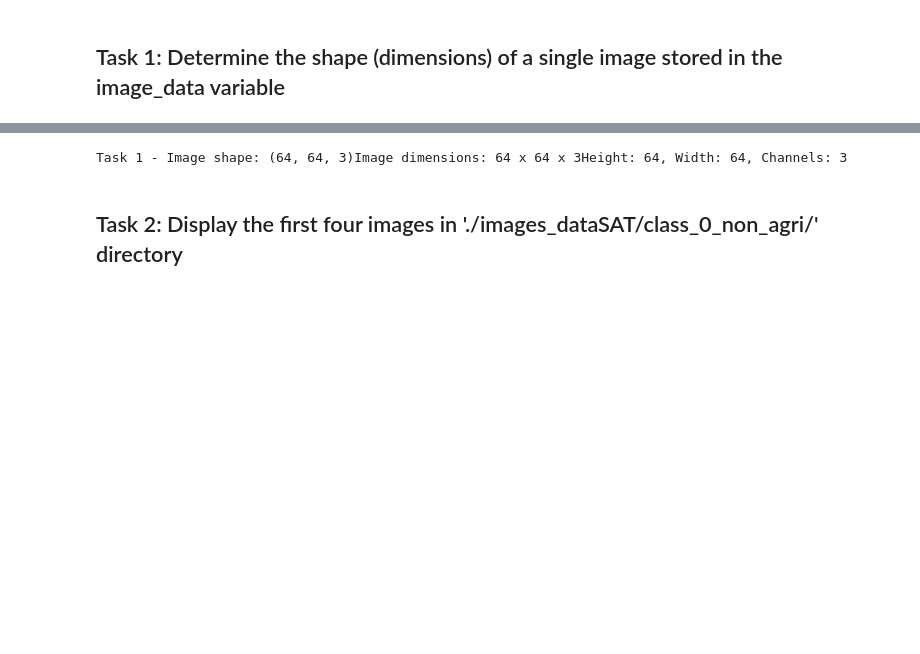
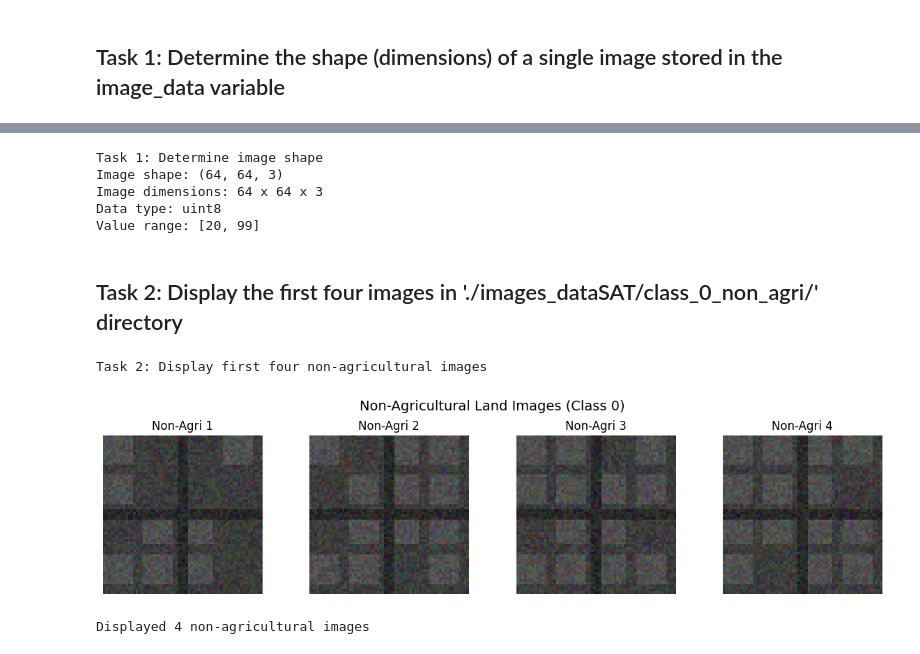
Before and after one commit to awaispasha7/Capstone_project, a Jupyter notebook: notebooks/Question 1.ipynb, the cells around one changed output, grey strips where cells are left out. Cells and saved outputs as stored; diff of their text form; code cells hidden in the pictures; blank space fills up the shorter version.

```diff
--- a/notebooks/Question 1.ipynb
+++ b/notebooks/Question 1.ipynb
@@ -30,7 +136,49 @@ Sample Agricultural Images (Farm Fields):
 # %%
-# Load a sample image to determine its shapesample_image_path = './images_dataSAT/class_0_non_agri/non_agri_000.png'image_data = np.array(Image.open(sample_image_path))# Task 1: Determine the shape of a single imageimage_shape = image_data.shapeprint(f"Task 1 - Image shape: {image_shape}")print(f"Image dimensions: {image_shape[0]} x {image_shape[1]} x {image_shape[2]}")print(f"Height: {image_shape[0]}, Width: {image_shape[1]}, Channels: {image_shape[2]}")
+# Task 1: Determine the shape (dimensions) of a single image stored in the image_data variable
+print("Task 1: Determine image shape")
+
+# Load a sample image to determine its shape
+sample_image_path = './images_dataSAT/class_0_non_agri/non_agri_000.png'
+image_data = Image.open(sample_image_path)
+image_data = np.array(image_data)
+
+print(f"Image shape: {image_data.shape}")
+print(f"Image dimensions: {image_data.shape[0]} x {image_data.shape[1]} x {image_data.shape[2]}")
+print(f"Data type: {image_data.dtype}")
+print(f"Value range: [{image_data.min()}, {image_data.max()}]")
 # %% [output]
-Task 1 - Image shape: (64, 64, 3)Image dimensions: 64 x 64 x 3Height: 64, Width: 64, Channels: 3
+Task 1: Determine image shape
+Image shape: (64, 64, 3)
+Image dimensions: 64 x 64 x 3
+Data type: uint8
+Value range: [20, 99]
 # %% [markdown]
 ## Task 2: Display the first four images in './images_dataSAT/class_0_non_agri/' directory
+# %%
+# Task 2: Display the first four images in './images_dataSAT/class_0_non_agri/' directory
+print("Task 2: Display first four non-agricultural images")
+
+# Get the first four images from class_0_non_agri
+non_agri_dir = './images_dataSAT/class_0_non_agri/'
+image_files = sorted(glob.glob(non_agri_dir + '*.png'))[:4]
+
+# Create subplot to display images
+fig, axes = plt.subplots(1, 4, figsize=(12, 3))
+fig.suptitle('Non-Agricultural Land Images (Class 0)', fontsize=14)
+
+for i, image_path in enumerate(image_files):
+    # Load and display image
+    img = Image.open(image_path)
+    axes[i].imshow(img)
+    axes[i].set_title(f'Non-Agri {i+1}')
+    axes[i].axis('off')
+
+plt.tight_layout()
+plt.show()
+
+print(f"Displayed {len(image_files)} non-agricultural images")
+# %% [output]
+Task 2: Display first four non-agricultural images
+[figure, added]
+Displayed 4 non-agricultural images
 # %% [markdown]
```
Also changed, not shown: parts of 14 cells of this notebook, 48 other files.
